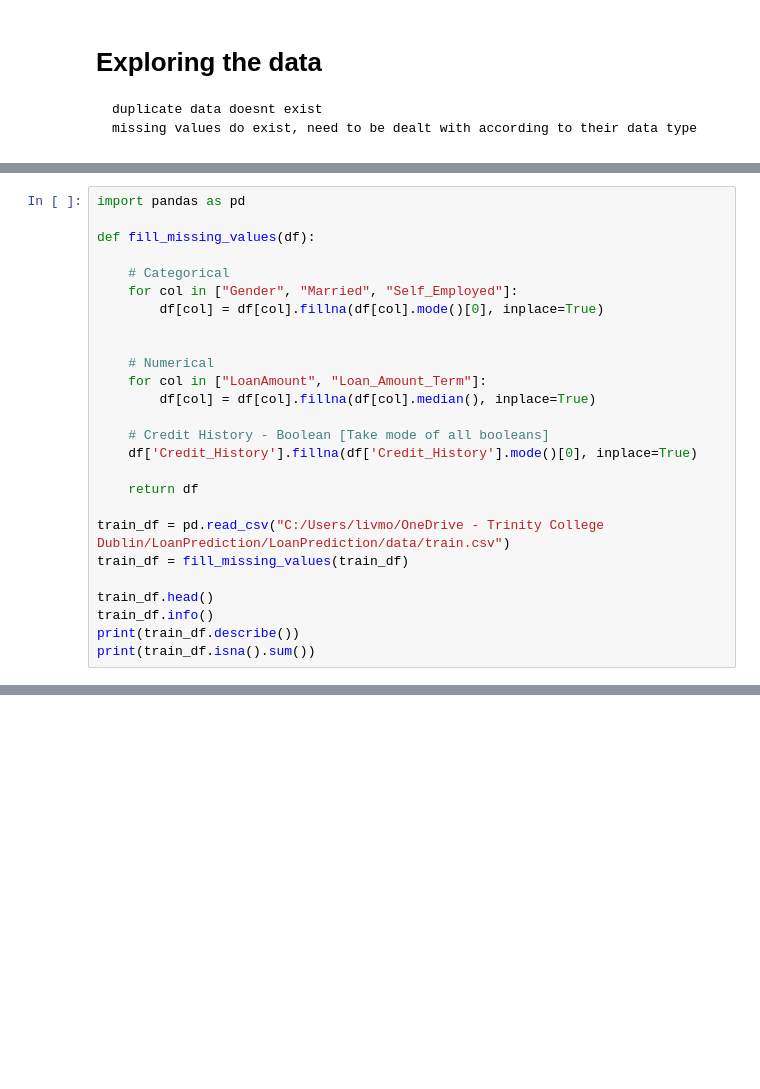
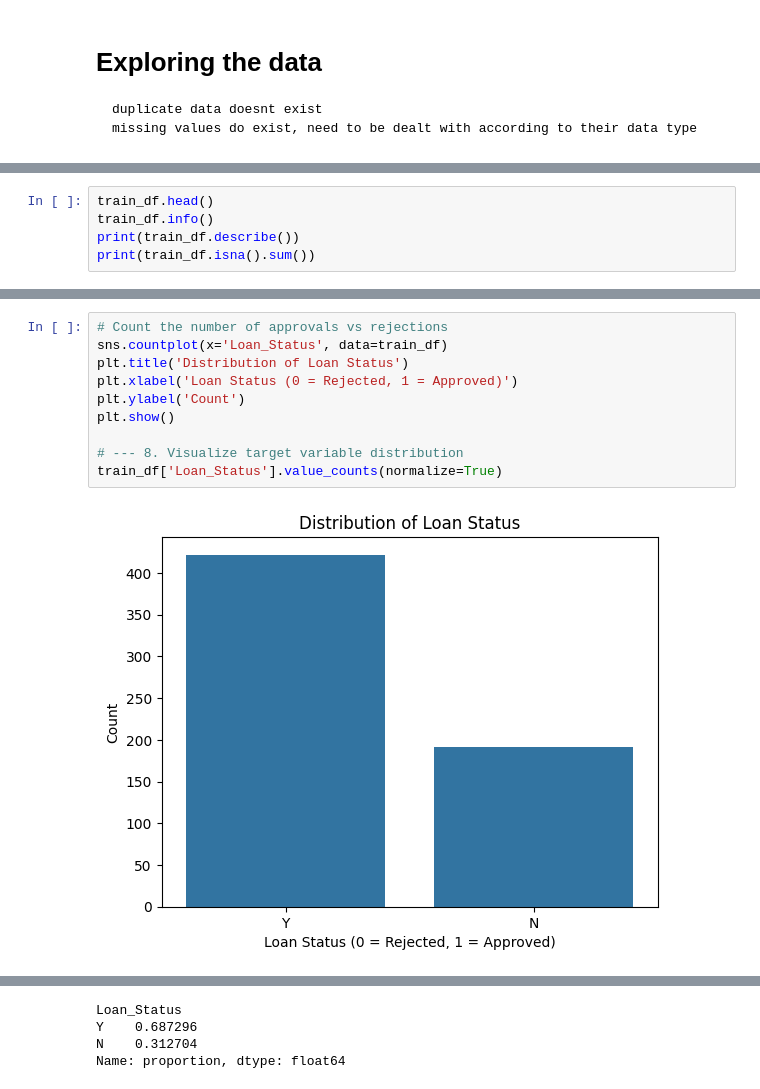
Before and after one commit to mohanOlivia/LoanPrediction, a Jupyter notebook: notebooks/01_eda_cleaning.ipynb, the cells around one changed output, grey strips where cells are left out. Cells and saved outputs as stored; diff of their text form; blank space fills up the shorter version.

```diff
--- a/notebooks/01_eda_cleaning.ipynb
+++ b/notebooks/01_eda_cleaning.ipynb
@@ -40,25 +105,4 @@ dtype: int64
 # %%
-import pandas as pd
-
-def fill_missing_values(df):
-
-    # Categorical
-    for col in ["Gender", "Married", "Self_Employed"]:
-        df[col] = df[col].fillna(df[col].mode()[0], inplace=True)
-
-
-    # Numerical
-    for col in ["LoanAmount", "Loan_Amount_Term"]:
-        df[col] = df[col].fillna(df[col].median(), inplace=True)
-
-    # Credit History - Boolean [Take mode of all booleans]
-    df['Credit_History'].fillna(df['Credit_History'].mode()[0], inplace=True)
-
-    return df
-
-train_df = pd.read_csv("C:/Users/livmo/OneDrive - Trinity College Dublin/LoanPrediction/LoanPrediction/data/train.csv")
-train_df = fill_missing_values(train_df)
-
 train_df.head()
 train_df.info()
 print(train_df.describe())
@@ -100,0 +128,12 @@ For example, when doing 'df[col].method(value, inplace=True)', try using 'df.met
+# %%
+# Count the number of approvals vs rejections
+sns.countplot(x='Loan_Status', data=train_df)
+plt.title('Distribution of Loan Status')
+plt.xlabel('Loan Status (0 = Rejected, 1 = Approved)')
+plt.ylabel('Count')
+plt.show()
+
+# --- 8. Visualize target variable distribution
+train_df['Loan_Status'].value_counts(normalize=True)
+# %% [output]
+[figure, added]
@@ -100,0 +141,4 @@ For example, when doing 'df[col].method(value, inplace=True)', try using 'df.met
+Loan_Status
+Y    0.687296
+N    0.312704
+Name: proportion, dtype: float64
```
Also changed, not shown: parts of 5 cells of this notebook, 6 other files.
